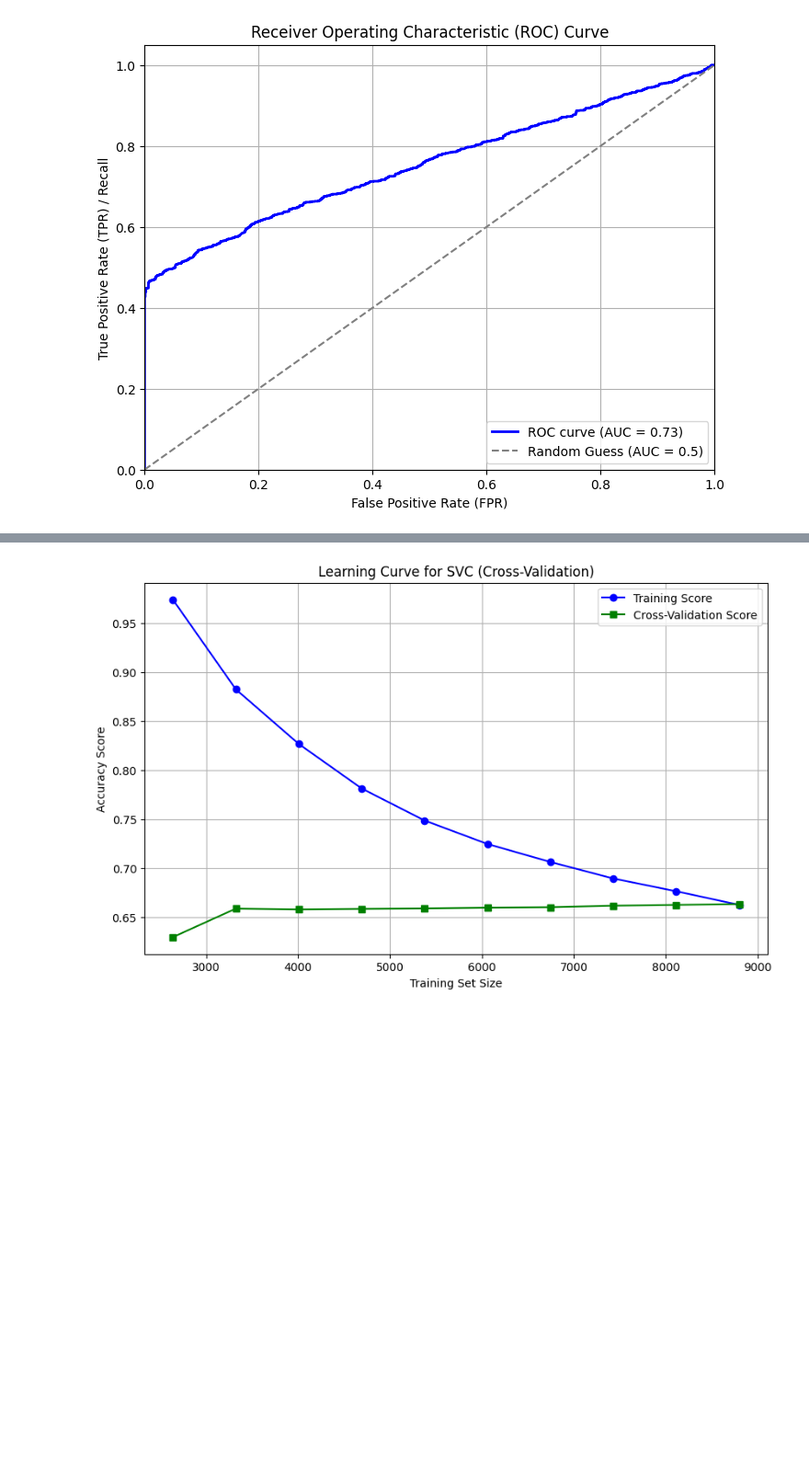
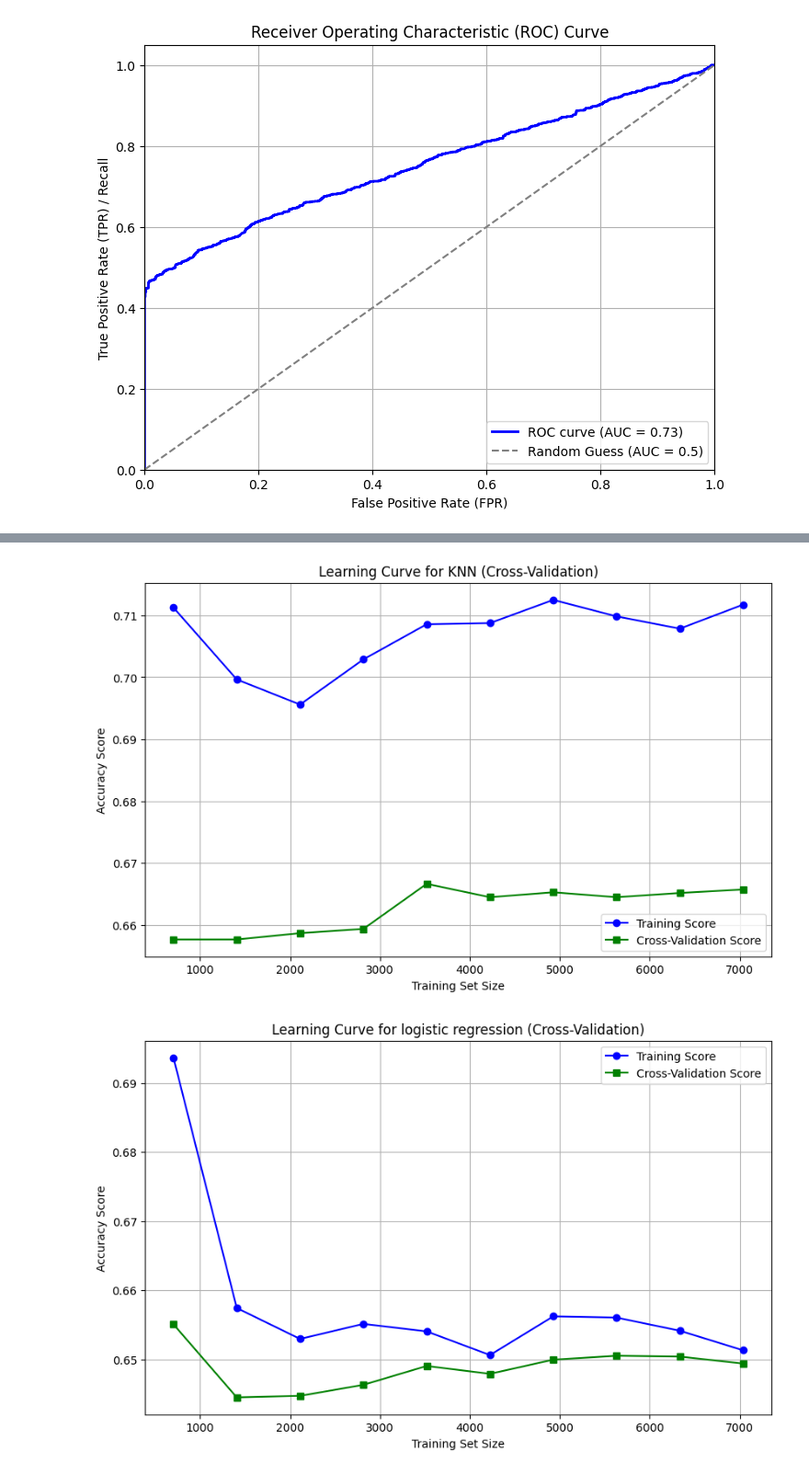
Before and after one commit to alexakiszach/Ml_project_ecomerce, a Jupyter notebook: original pipeline.ipynb, the cells around one changed output, grey strips where cells are left out. Shown at 92% size. Cells and saved outputs as stored; diff of their text form; code cells hidden in the pictures; blank space fills up the shorter version.

```diff
--- a/original pipeline.ipynb
+++ b/original pipeline.ipynb
@@ -808,10 +855,8 @@ plt.show()
 # %%
-#learning curve for SVM
-from sklearn.model_selection import learning_curve
-
+#learning curve for knn
 train_sizes, train_scores, test_scores = learning_curve(
-    Tuned_svm, X, y, cv=cv, scoring='accuracy', n_jobs=-1,
-    train_sizes=np.linspace(0.3, 1.0, 10)
+   Tuned_KNN, X_train, y_train, cv=cv, scoring='accuracy', n_jobs=-1,
+    train_sizes=np.linspace(0.1, 1.0, 10)
 )
 
 train_mean = np.mean(train_scores, axis=1)
@@ -825,12 +870,34 @@ plt.plot(train_sizes, train_mean, label='Training Score', color='blue', marker='
 plt.plot(train_sizes, test_mean, label='Cross-Validation Score', color='green', marker='s')
 
 
-plt.title('Learning Curve for SVC (Cross-Validation)')
+plt.title('Learning Curve for KNN (Cross-Validation)')
 plt.xlabel('Training Set Size')
 plt.ylabel('Accuracy Score')
 plt.legend(loc='best')
 plt.grid(True)
 plt.show()
 # %% [output]
-[figure, old version]
+[figure, new version]
+# %%
+#learning curve for lg
+train_sizes, train_scores, test_scores = learning_curve(
+   Tuned_lg, X_train,y_train, cv=cv, scoring='accuracy', n_jobs=-1,
+    train_sizes=np.linspace(0.1, 1.0, 10)
+)
+train_mean = np.mean(train_scores, axis=1)
+test_mean = np.mean(test_scores, axis=1)
+
+plt.figure(figsize=(10, 6))
+plt.plot(train_sizes, train_mean, label='Training Score', color='blue', marker='o')
+plt.plot(train_sizes, test_mean, label='Cross-Validation Score', color='green', marker='s')
+
+
+plt.title('Learning Curve for logistic regression (Cross-Validation)')
+plt.xlabel('Training Set Size')
+plt.ylabel('Accuracy Score')
+plt.legend(loc='best')
+plt.grid(True)
+plt.show()
+# %% [output]
+[figure, added]
 # %%
```
Also changed, not shown: parts of 15 cells of this notebook, 1 other file.
